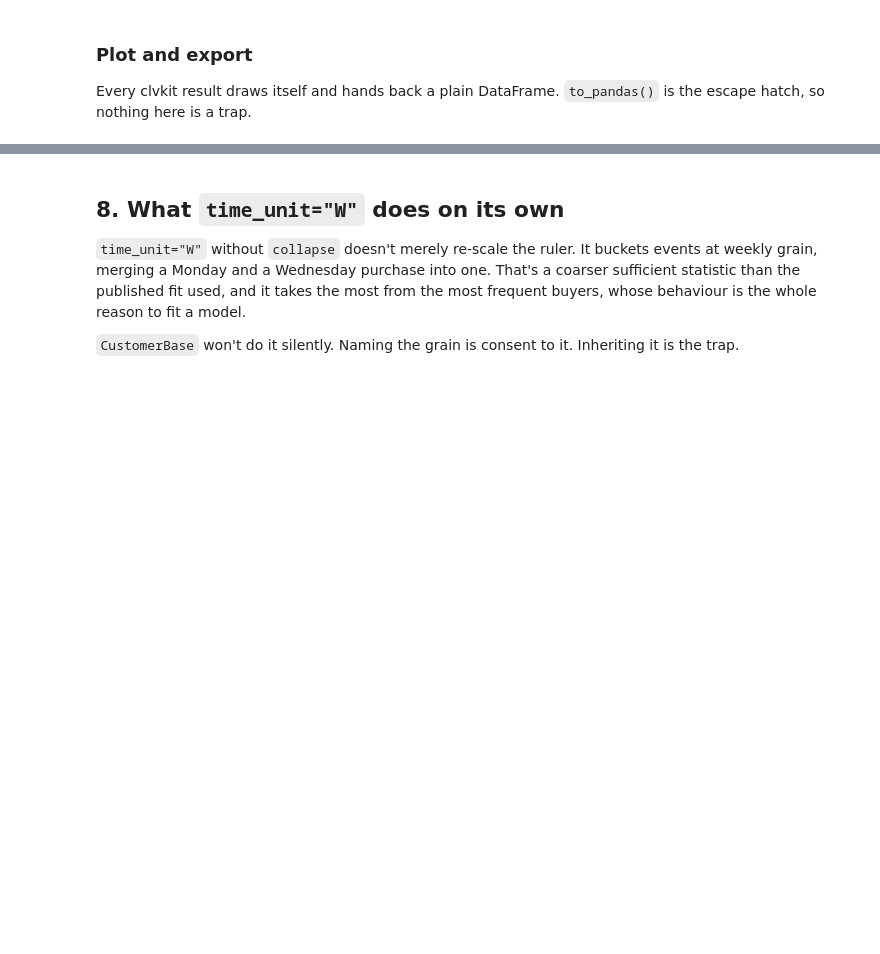
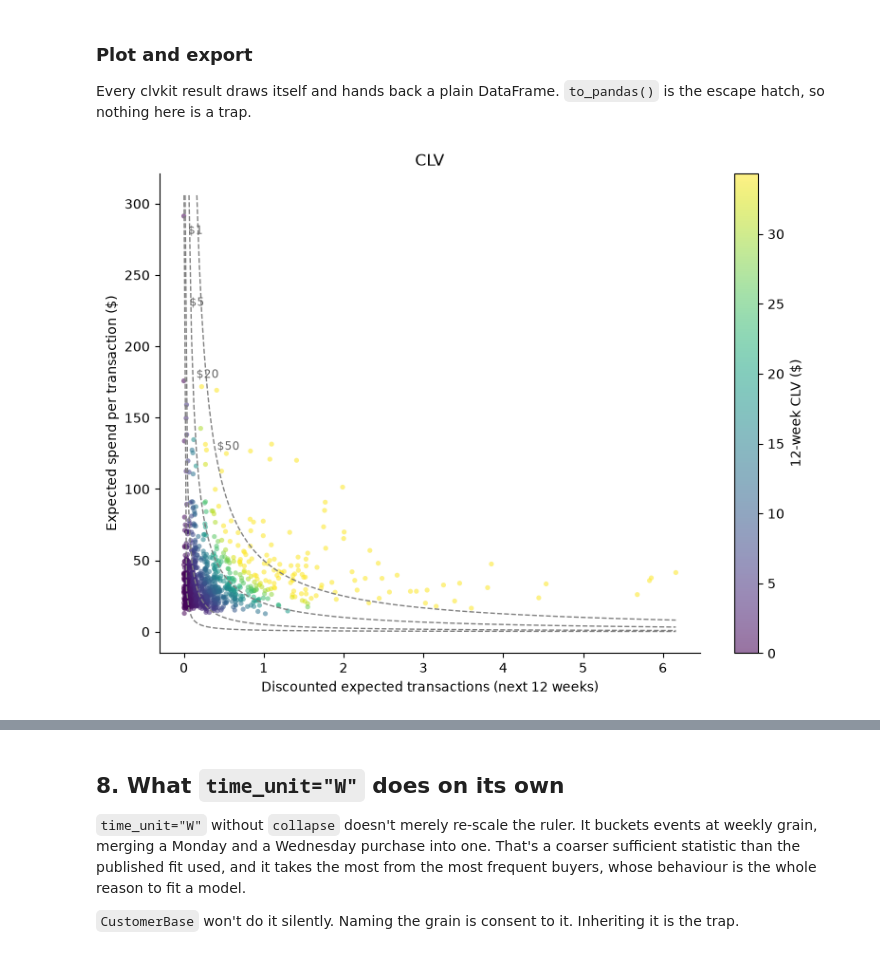
Before and after one commit to nasserboan/clvkit, a Jupyter notebook: examples/cdnow_clv.ipynb, the cells around one changed output, grey strips where cells are left out. Drawn from its saved outputs; the diff is of its cells as text; code cells hidden in the pictures; blank space fills up the shorter version.

```diff
--- a/examples/cdnow_clv.ipynb
+++ b/examples/cdnow_clv.ipynb
@@ -589,6 +668,6 @@ cb = CustomerBase.from_transactions(log, time_unit="W", collapse="D")
 clv = CLV().fit(cb)
 print(repr(clv))
 
-result = clv.predict(horizon=52, discount_rate=0.001, margin=1.0)
+result = clv.predict(horizon=12, discount_rate=0.001, margin=1.0)
 print(repr(result))
 result.to_pandas().head()
@@ -688,10 +798,17 @@ everywhere, which is why the check runs by default rather than living in a doc.
 Every clvkit result draws itself and hands back a plain DataFrame. `to_pandas()`
 is the escape hatch, so nothing here is a trap.
 # %%
-fig, ax = plt.subplots(figsize=(7, 4))
-result.plot(ax=ax, bins=40)
-ax.set_yscale("log")  # the tail runs to $960 against a median of $6
+fig, ax = plt.subplots(figsize=(8, 6))
+result.plot(
+    ax=ax,
+    scatter_kwargs={"s": 14, "alpha": 0.55, "edgecolors": "none"},
+    title="CLV",
+)
+# ax.set_xlim(0, 20)
+# ax.set_ylim(0, 60)
 fig.tight_layout()
+# %% [output]
+[figure, added]
 # %%
 csv_path = OUTPUT / "cdnow_clv.csv"
 result.to_pandas().to_csv(csv_path)
```
Also changed, not shown: parts of 19 cells of this notebook, 51 other files.
